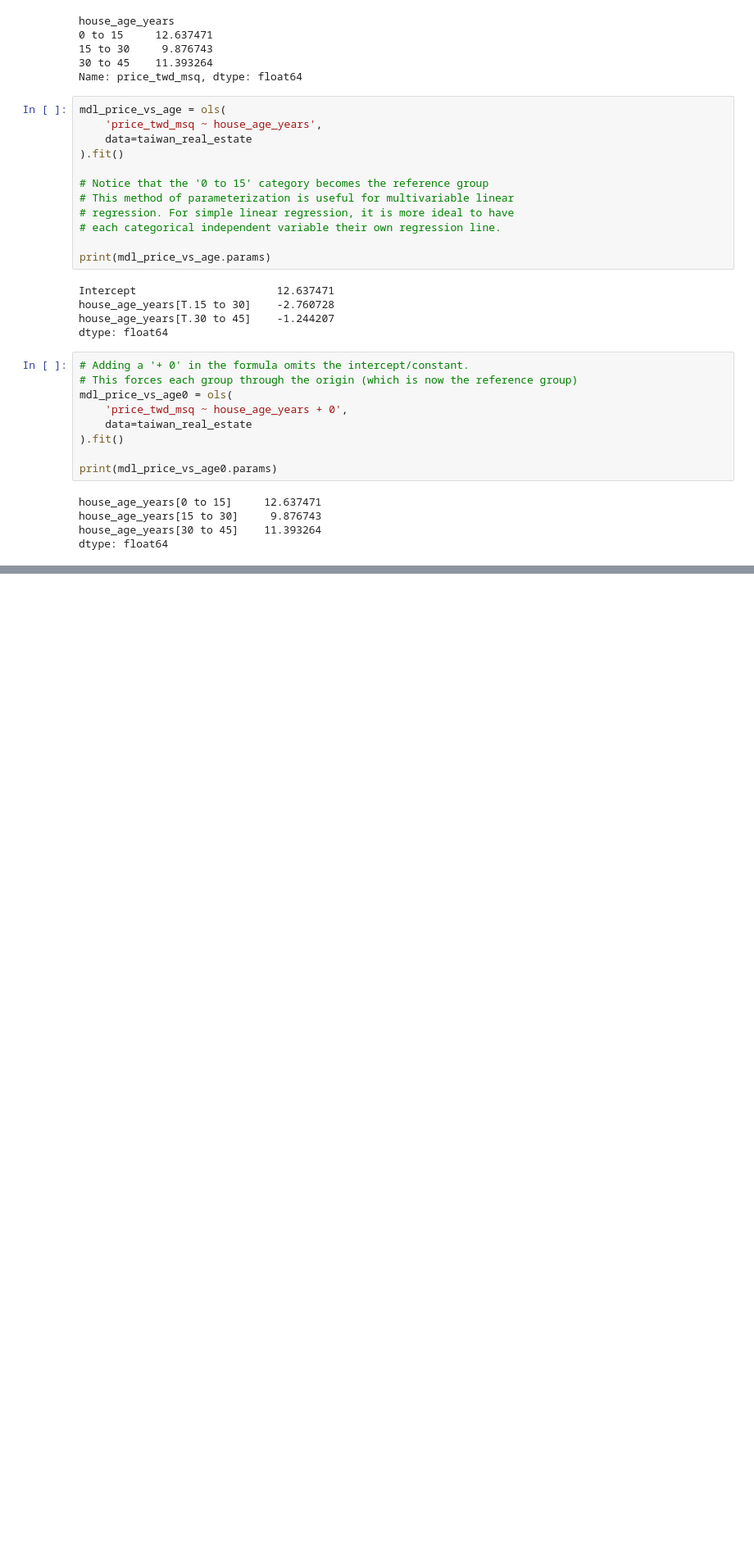
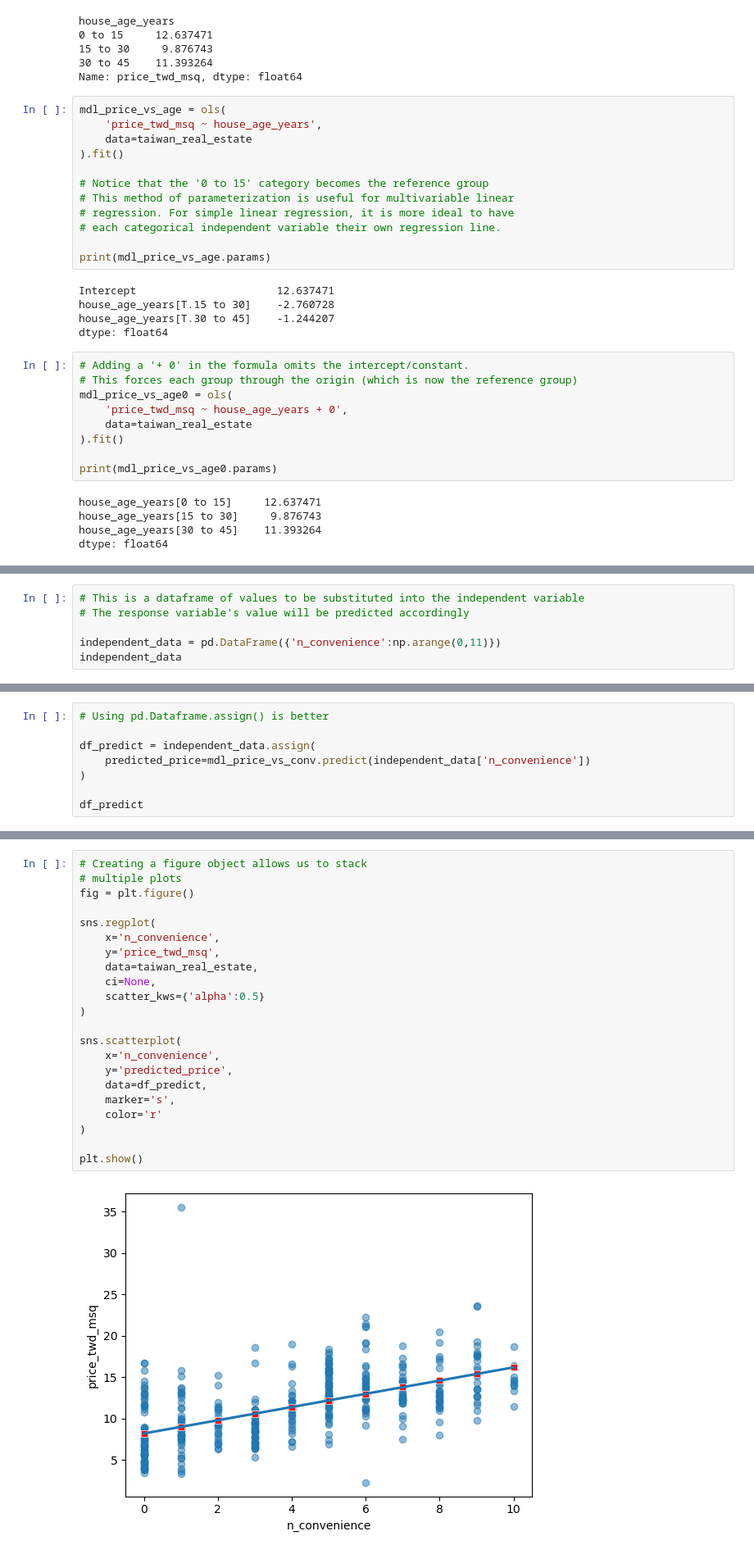
Before and after one commit to drksz/Learning-ML, a Jupyter notebook: RegressionIntro.ipynb, the cells around one changed output, grey strips where cells are left out. Shown at 82% size. Cells and saved outputs as stored; diff of their text form; blank space fills up the shorter version.

```diff
--- a/RegressionIntro.ipynb
+++ b/RegressionIntro.ipynb
@@ -125,0 +151,6 @@ dtype: float64
+# %%
+# This is a dataframe of values to be substituted into the independent variable
+# The response variable's value will be predicted accordingly
+
+independent_data = pd.DataFrame({'n_convenience':np.arange(0,11)})
+independent_data
@@ -125,0 +189,8 @@ dtype: float64
+# %%
+# Using pd.Dataframe.assign() is better
+
+df_predict = independent_data.assign(
+    predicted_price=mdl_price_vs_conv.predict(independent_data['n_convenience'])
+)
+
+df_predict
@@ -125,0 +210,24 @@ dtype: float64
+# %%
+# Creating a figure object allows us to stack
+# multiple plots
+fig = plt.figure()
+
+sns.regplot(
+    x='n_convenience',
+    y='price_twd_msq',
+    data=taiwan_real_estate,
+    ci=None,
+    scatter_kws={'alpha':0.5}
+)
+
+sns.scatterplot(
+    x='n_convenience',
+    y='predicted_price',
+    data=df_predict,
+    marker='s',
+    color='r'
+)
+
+plt.show()
+# %% [output]
+[figure, added]
```
Also changed, not shown: parts of 7 cells of this notebook.
